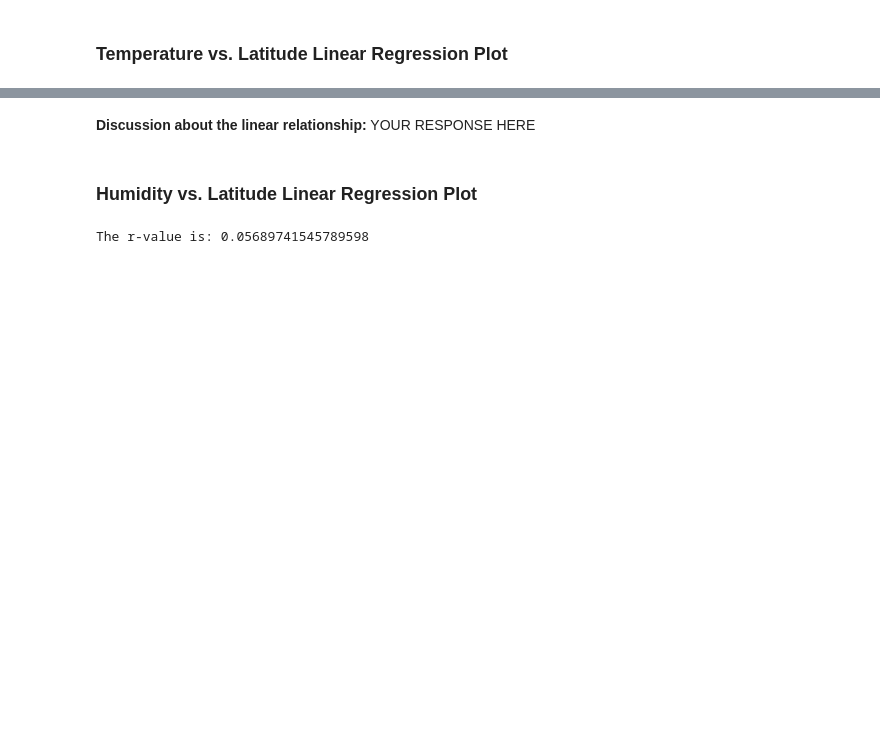
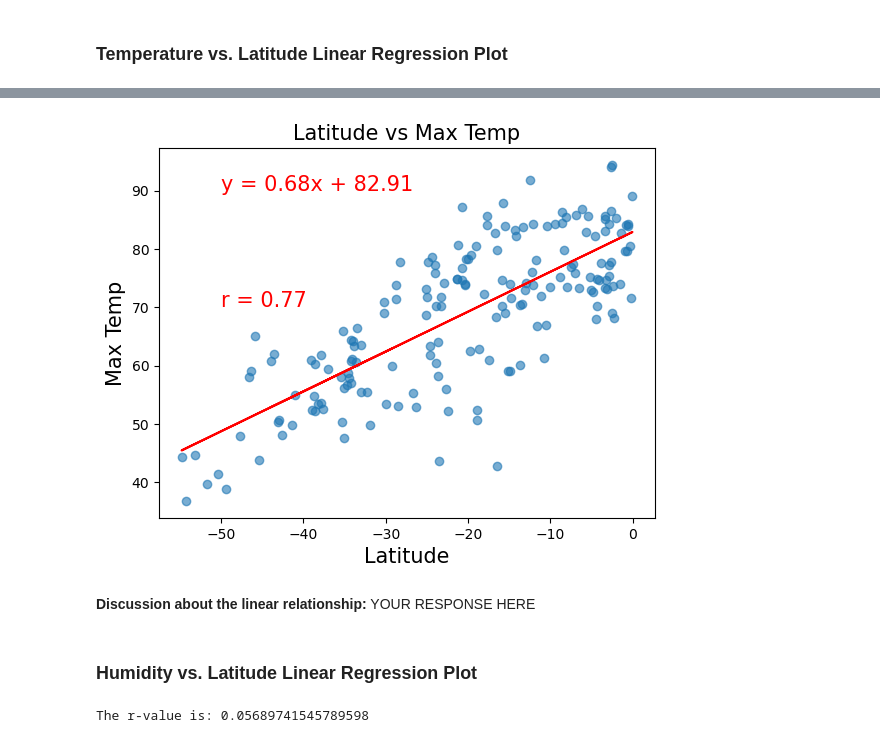
Before and after one commit to JAld3r/python-api-challenge, a Jupyter notebook: WeatherPy/WeatherPy.ipynb, the cells around one changed output, grey strips where cells are left out. Cells and saved outputs as stored; diff of their text form; code cells hidden in the pictures; blank space fills up the shorter version.

```diff
--- a/WeatherPy/WeatherPy.ipynb
+++ b/WeatherPy/WeatherPy.ipynb
@@ -313,3 +331,14 @@ The r-value is: 0.4121057168607245
+# %%
+# Linear regression on Southern Hemisphere
+x_values = southern_hemi_df['Lat']
+y_values = southern_hemi_df['Max Temp']
+x_label = "Latitude"
+y_label = "Max Temp"
+text_coordinates = (-50, 90)
+
+plot_linear_regression(x_values, y_values, x_label, y_label, text_coordinates)
+# %% [output]
+[figure, added]
 # %% [markdown]
 **Discussion about the linear relationship:** YOUR RESPONSE HERE
 # %% [markdown]
```
Also changed, not shown: parts of 7 cells of this notebook.
